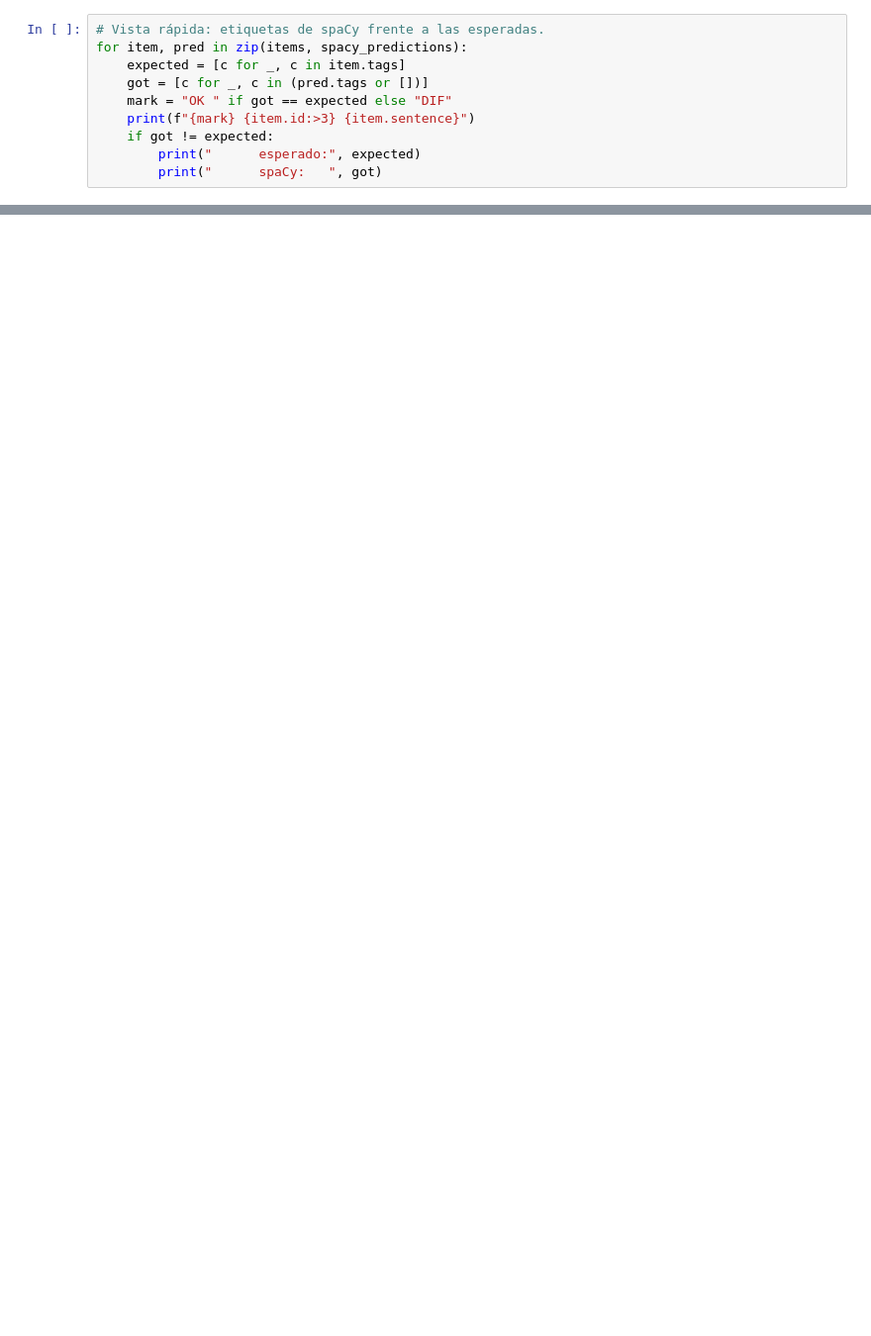
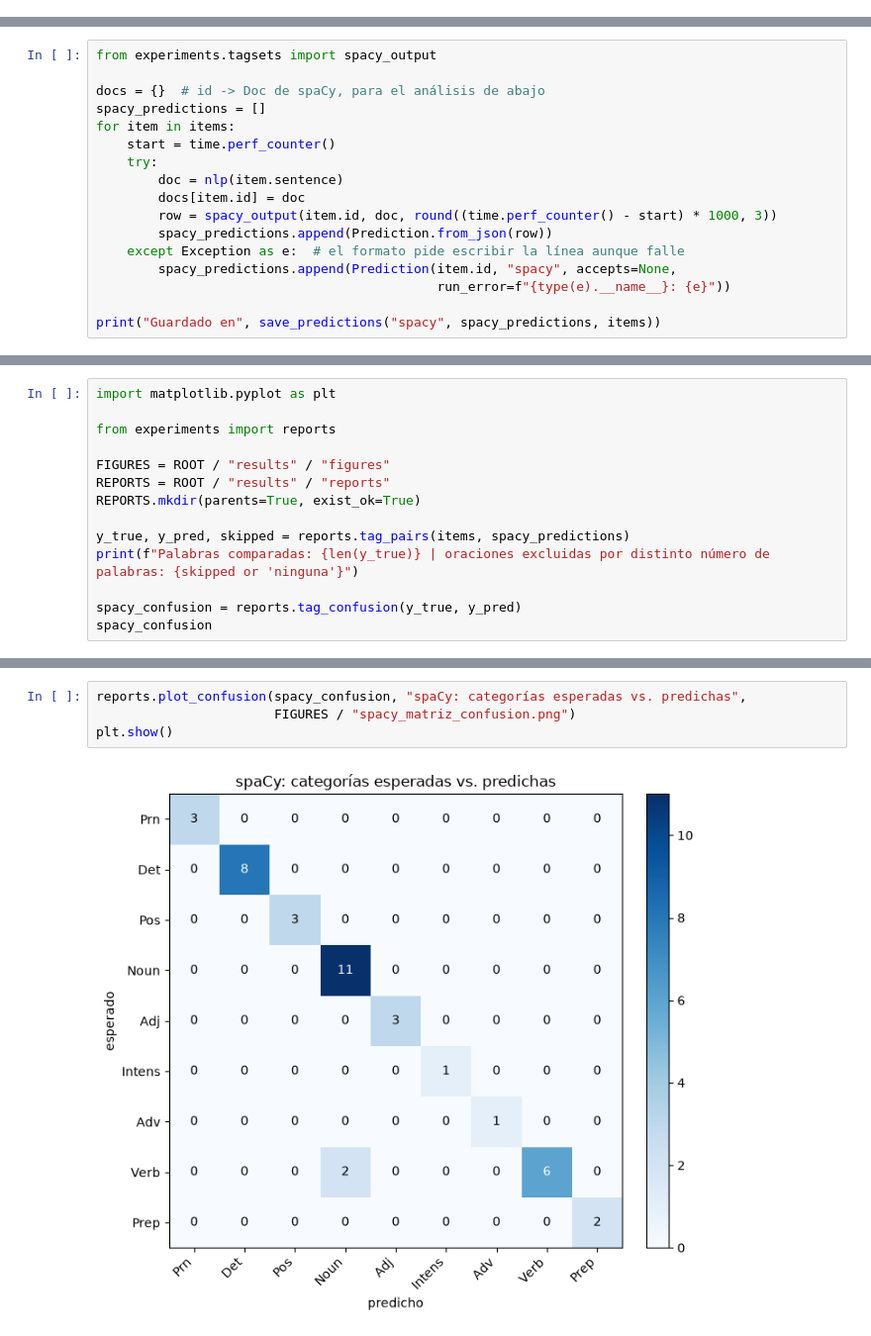
Before and after one commit to Pabloo-04/c_es_compiler, a Jupyter notebook: notebooks/nlp_comparison.ipynb, the cells around one changed output, grey strips where cells are left out. Shown at 99% size. Cells and saved outputs as stored; diff of their text form; blank space fills up the shorter version.

Commit message:
add: Adding confusion matrix and classification report to nlp notebook

```diff
--- a/notebooks/nlp_comparison.ipynb
+++ b/notebooks/nlp_comparison.ipynb
@@ -73,10 +0,0 @@ print("Guardado en", save_predictions("spacy", spacy_predictions, items))
-# %%
-# Vista rápida: etiquetas de spaCy frente a las esperadas.
-for item, pred in zip(items, spacy_predictions):
-    expected = [c for _, c in item.tags]
-    got = [c for _, c in (pred.tags or [])]
-    mark = "OK " if got == expected else "DIF"
-    print(f"{mark} {item.id:>3} {item.sentence}")
-    if got != expected:
-        print("      esperado:", expected)
-        print("      spaCy:   ", got)
@@ -155,0 +81,17 @@ TODO(P1):
+# %%
+from experiments.tagsets import spacy_output
+
+docs = {}  # id -> Doc de spaCy, para el análisis de abajo
+spacy_predictions = []
+for item in items:
+    start = time.perf_counter()
+    try:
+        doc = nlp(item.sentence)
+        docs[item.id] = doc
+        row = spacy_output(item.id, doc, round((time.perf_counter() - start) * 1000, 3))
+        spacy_predictions.append(Prediction.from_json(row))
+    except Exception as e:  # el formato pide escribir la línea aunque falle
+        spacy_predictions.append(Prediction(item.id, "spacy", accepts=None,
+                                            run_error=f"{type(e).__name__}: {e}"))
+
+print("Guardado en", save_predictions("spacy", spacy_predictions, items))
@@ -155,0 +305,14 @@ TODO(P1):
+# %%
+import matplotlib.pyplot as plt
+
+from experiments import reports
+
+FIGURES = ROOT / "results" / "figures"
+REPORTS = ROOT / "results" / "reports"
+REPORTS.mkdir(parents=True, exist_ok=True)
+
+y_true, y_pred, skipped = reports.tag_pairs(items, spacy_predictions)
+print(f"Palabras comparadas: {len(y_true)} | oraciones excluidas por distinto número de palabras: {skipped or 'ninguna'}")
+
+spacy_confusion = reports.tag_confusion(y_true, y_pred)
+spacy_confusion
@@ -155,0 +332,6 @@ TODO(P1):
+# %%
+reports.plot_confusion(spacy_confusion, "spaCy: categorías esperadas vs. predichas",
+                       FIGURES / "spacy_matriz_confusion.png")
+plt.show()
+# %% [output]
+[figure, added]
```
Also changed, not shown: parts of 43 cells of this notebook, 9 other files.
